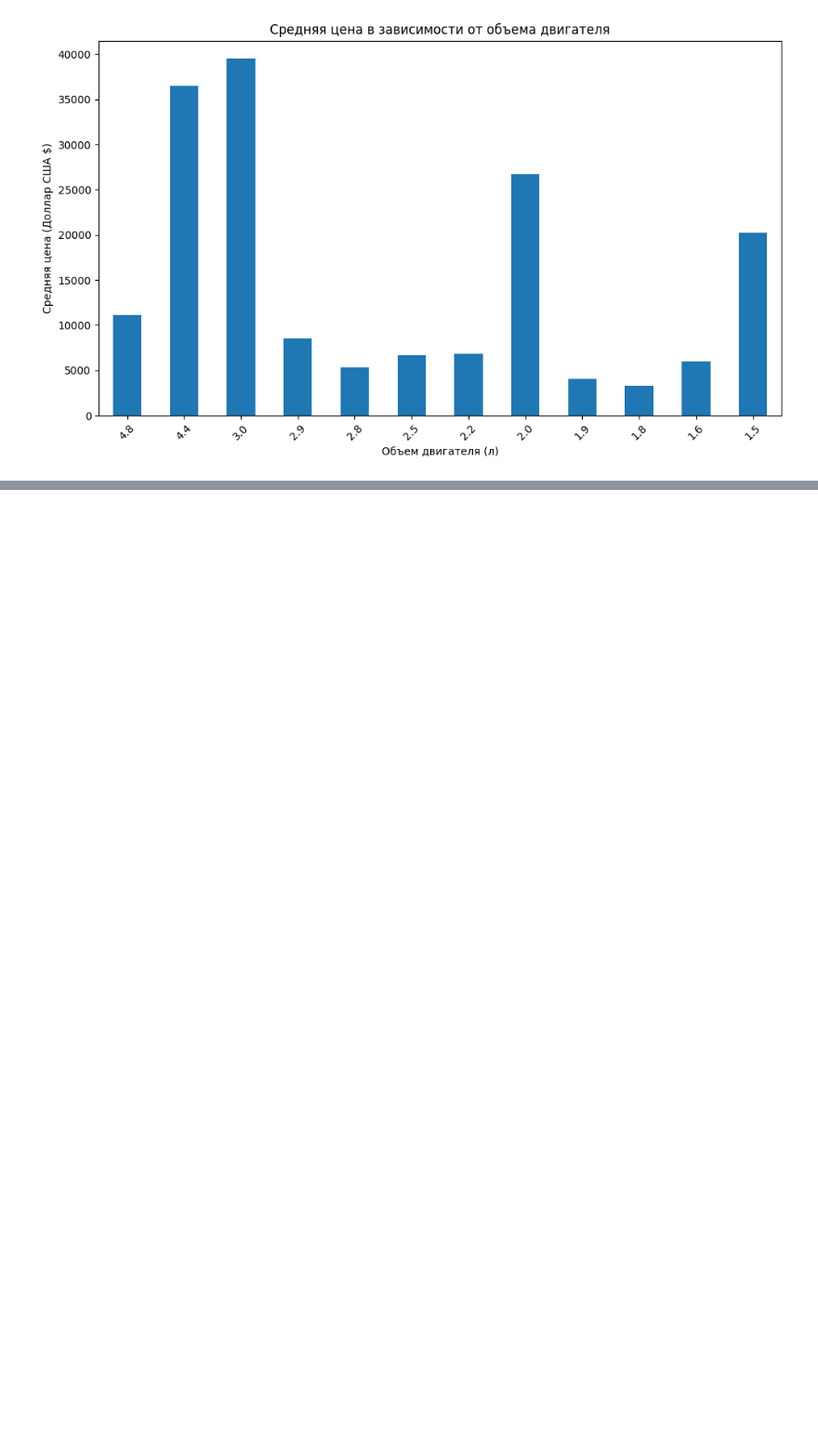
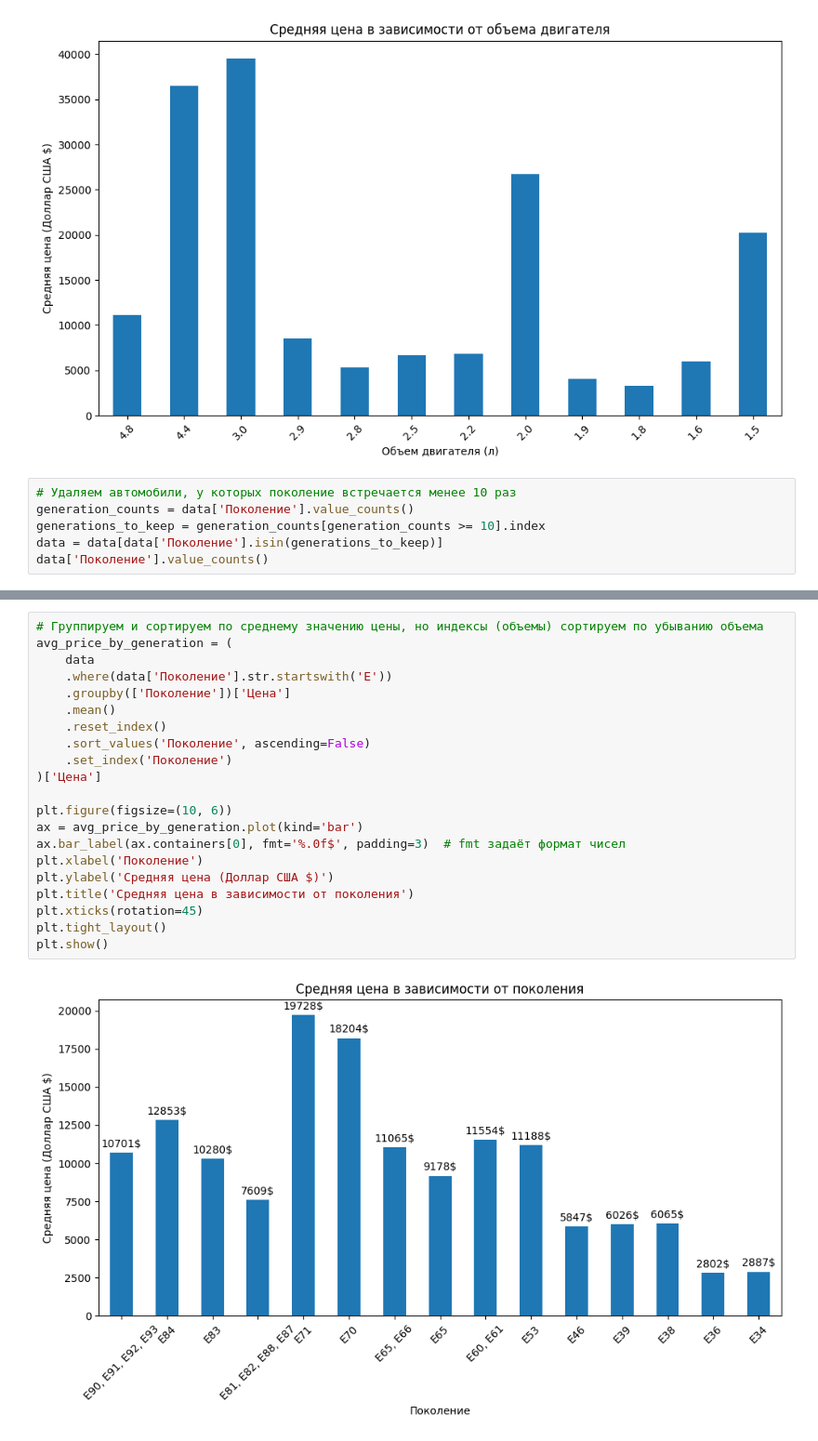
Before and after one commit to trxxnk/BimmerAI, a Jupyter notebook: notebooks/bmw_analys.ipynb, the cells around one changed output, grey strips where cells are left out. Shown: that part at 93% size. Drawn from its saved outputs; the diff is of its cells as text; blank space fills up the shorter version.

```diff
--- a/notebooks/bmw_analys.ipynb
+++ b/notebooks/bmw_analys.ipynb
@@ -122,3 +122,9 @@ plt.tight_layout()
 plt.show()
 # %% [output]
 [figure]
+# %%
+# Удаляем автомобили, у которых поколение встречается менее 10 раз
+generation_counts = data['Поколение'].value_counts()
+generations_to_keep = generation_counts[generation_counts >= 10].index
+data = data[data['Поколение'].isin(generations_to_keep)]
+data['Поколение'].value_counts()
@@ -124,0 +169,23 @@ plt.show()
+# %%
+# Группируем и сортируем по среднему значению цены, но индексы (объемы) сортируем по убыванию объема
+avg_price_by_generation = (
+    data
+    .where(data['Поколение'].str.startswith('E'))
+    .groupby(['Поколение'])['Цена']
+    .mean()
+    .reset_index()
+    .sort_values('Поколение', ascending=False)
+    .set_index('Поколение')
+)['Цена']
+
+plt.figure(figsize=(10, 6))
+ax = avg_price_by_generation.plot(kind='bar')
+ax.bar_label(ax.containers[0], fmt='%.0f$', padding=3)  # fmt задаёт формат чисел
+plt.xlabel('Поколение')
+plt.ylabel('Средняя цена (Доллар США $)')
+plt.title('Средняя цена в зависимости от поколения')
+plt.xticks(rotation=45)
+plt.tight_layout()
+plt.show()
+# %% [output]
+[figure, added]
```
Also changed, not shown: parts of 25 cells of this notebook.
